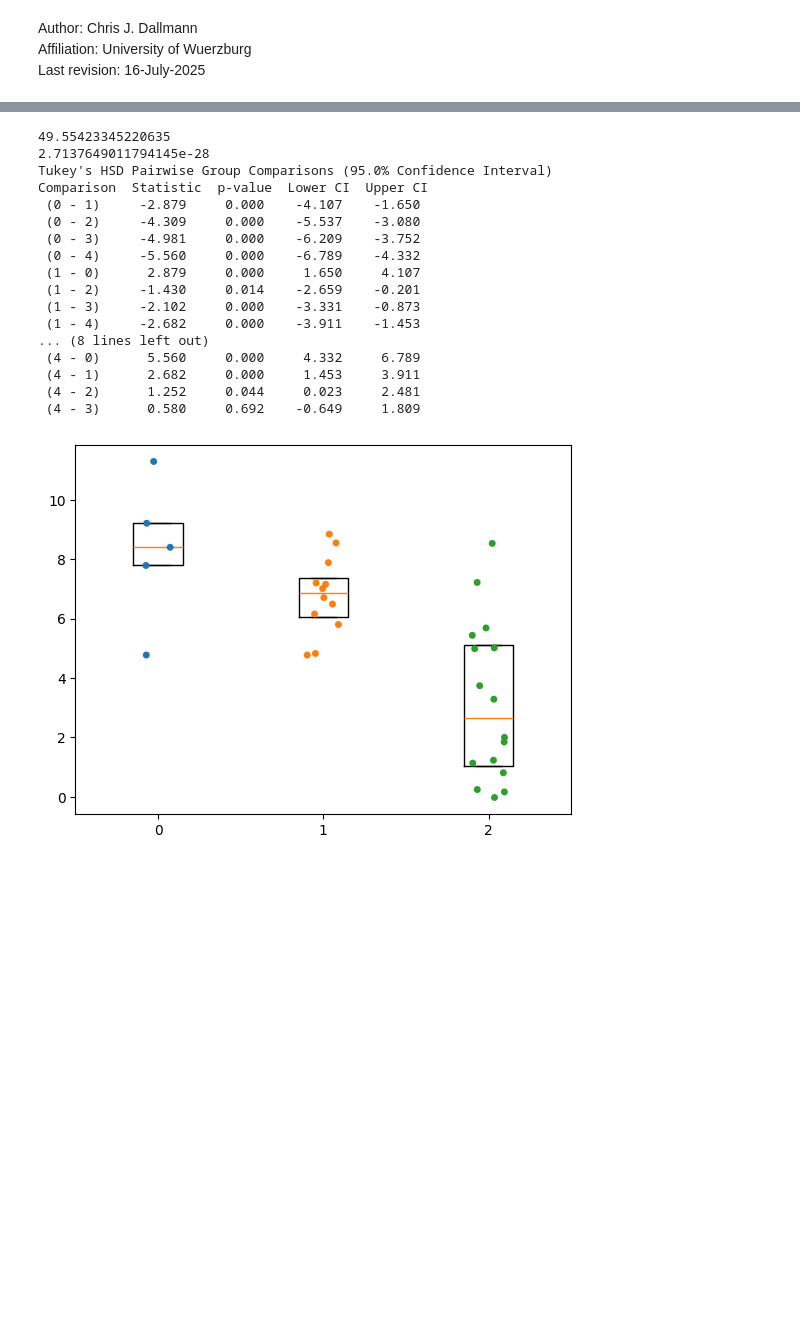
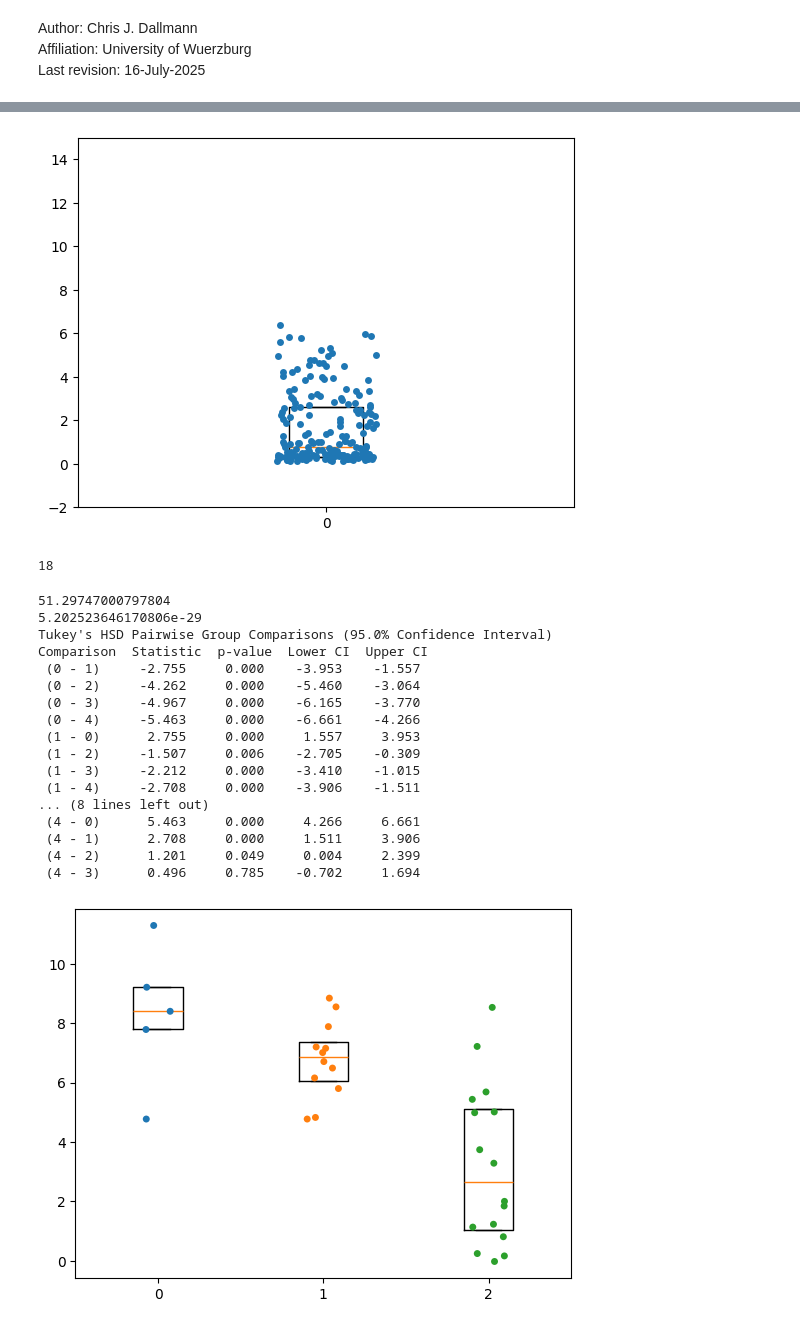
Before and after one commit to chrisjdallmann/roadrunner, a Jupyter notebook: code/arena_analysis.ipynb, the cells around one changed output, grey strips where cells are left out. Cells and saved outputs as stored; diff of their text form; code cells hidden in the pictures; blank space fills up the shorter version.

```diff
--- a/code/arena_analysis.ipynb
+++ b/code/arena_analysis.ipynb
@@ -146,41 +198,64 @@ def compute_mean_of_activation(df, parameter_name, filter_size):
+# %%
+# Plot mean of activation of all intensities
+parameter_name = "speed"
+sets = [1,2] # set 1: decreasing; set 2: increasing
+
+# Compute means
+df_sub = df[df.set.isin(sets)]
+means = compute_mean_of_activation(df_sub, parameter_name, filter_size*sampling_rate)
+means = means.flatten()
+
+# Plot means
+plt.boxplot(means, positions=[0], showfliers=False, whis=0)
+sns.stripplot(means)
+plt.ylim([-2,15])
+#plt.ylim([-200,200])
+#plt.savefig(r'C:\Users\Chris\Desktop\figure.eps')
+plt.show()
+# %% [output]
+[figure, added]
+# %%
+np.size(means,axis=0)
+# %% [output]
+18
 # %%
 # Statistics
 
 # # Shapiro Wilk test for normality
-#_, p_value = stats.shapiro(mean_parameters[:,0])
+#_, p_value = stats.shapiro(means[:,0])
 #print(p_value)
 
 # # Levenes test for equal variance
-# _, p_value = stats.levene(mean_parameters[:,0], mean_parameters[:,1], mean_parameters[:,2], mean_parameters[:,3], mean_parameters[:,4])
+# _, p_value = stats.levene(means[:,0], means[:,1], means[:,2], means[:,3], means[:,4])
 # print(p_value)
 
 # One-way ANOVA
 # F(number of groups - 1, number of observations - number of groups)
-f_statistic, p_value = stats.f_oneway(mean_parameters[:,0], mean_parameters[:,1], mean_parameters[:,2], mean_parameters[:,3], mean_parameters[:,4])
+f_statistic, p_value = stats.f_oneway(means[:,0], means[:,1], means[:,2], means[:,3], means[:,4])
 print(f_statistic)
 print(p_value)
 
 # Tukey's HSD test
-res = stats.tukey_hsd(mean_parameters[:,0], mean_parameters[:,1], mean_parameters[:,2], mean_parameters[:,3], mean_parameters[:,4])
+res = stats.tukey_hsd(means[:,0], means[:,1], means[:,2], means[:,3], means[:,4])
 print(res)
 # %% [output]
-49.55423345220635
-2.7137649011794145e-28
+51.29747000797804
+5.202523646170806e-29
 Tukey's HSD Pairwise Group Comparisons (95.0% Confidence Interval)
 Comparison  Statistic  p-value  Lower CI  Upper CI
- (0 - 1)     -2.879     0.000    -4.107    -1.650
- (0 - 2)     -4.309     0.000    -5.537    -3.080
- (0 - 3)     -4.981     0.000    -6.209    -3.752
- (0 - 4)     -5.560     0.000    -6.789    -4.332
- (1 - 0)      2.879     0.000     1.650     4.107
- (1 - 2)     -1.430     0.014    -2.659    -0.201
- (1 - 3)     -2.102     0.000    -3.331    -0.873
- (1 - 4)     -2.682     0.000    -3.911    -1.453
+ (0 - 1)     -2.755     0.000    -3.953    -1.557
+ (0 - 2)     -4.262     0.000    -5.460    -3.064
+ (0 - 3)     -4.967     0.000    -6.165    -3.770
+ (0 - 4)     -5.463     0.000    -6.661    -4.266
+ (1 - 0)      2.755     0.000     1.557     3.953
+ (1 - 2)     -1.507     0.006    -2.705    -0.309
+ (1 - 3)     -2.212     0.000    -3.410    -1.015
+ (1 - 4)     -2.708     0.000    -3.906    -1.511
 ... (8 lines left out)
- (4 - 0)      5.560     0.000     4.332     6.789
- (4 - 1)      2.682     0.000     1.453     3.911
- (4 - 2)      1.252     0.044     0.023     2.481
- (4 - 3)      0.580     0.692    -0.649     1.809
+ (4 - 0)      5.463     0.000     4.266     6.661
+ (4 - 1)      2.708     0.000     1.511     3.906
+ (4 - 2)      1.201     0.049     0.004     2.399
+ (4 - 3)      0.496     0.785    -0.702     1.694
 # %%
 # Plot mean of activation per animal and intensity for SPARC data
 parameter_name = "forward_velocity"
```
Also changed, not shown: parts of 8 cells of this notebook.
